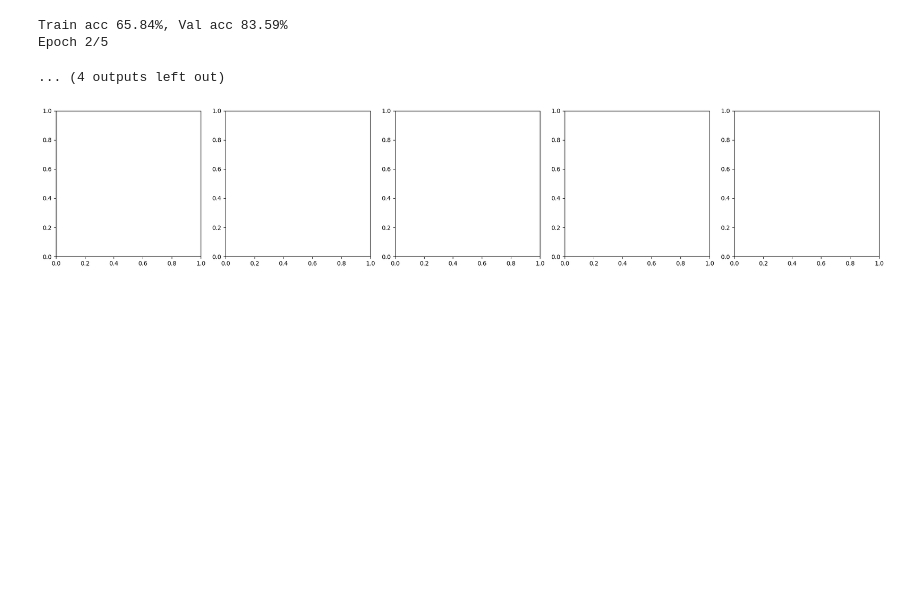
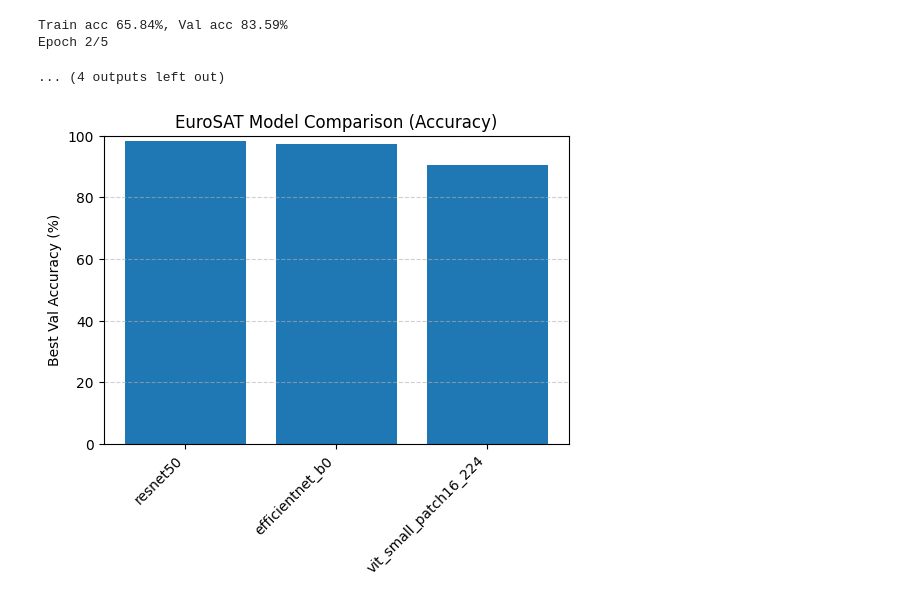
Before and after one commit to NirmalSagarTigga/combining-local-and-global-features-improving-model-performance-for-image-classification, a Jupyter notebook: classification models comparison.ipynb, the cells around one changed output. Drawn from its saved outputs; the diff is of its cells as text; code cells hidden in the pictures; blank space fills up the shorter version.

Commit message:
comaparison metrics

```diff
--- a/classification models comparison.ipynb
+++ b/classification models comparison.ipynb
@@ -174,32 +168,18 @@ Epoch 2/5
 # %%
 import pandas as pd
 import matplotlib.pyplot as plt
-import numpy as np
 
-# Load results (adjust path if needed)
 summary_path = "./outputs_eurosat/summary.csv"
 df = pd.read_csv(summary_path)
 
-# Ensure metric values are numeric
-for col in ["accuracy","precision","recall","f1","roc_auc"]:
-    if col in df.columns:
-        df[col] = pd.to_numeric(df[col], errors="coerce")
-
-# Plot each metric
-metrics = ["accuracy", "precision", "recall", "f1", "roc_auc"]
-
-fig, axes = plt.subplots(1, len(metrics), figsize=(20,4))
-x = np.arange(len(df["model"]))  # positions
-
-for i, metric in enumerate(metrics):
-    if metric in df.columns:
-        axes[i].bar(x, df[metric])
-        axes[i].set_title(metric.upper())
-        axes[i].set_xticks(x)
-        axes[i].set_xticklabels(df["model"], rotation=45, ha="right")
-        axes[i].set_ylim(0,1)  # metrics range 0–1
-
-plt.tight_layout()
+# Bar plot of best validation accuracy
+plt.figure(figsize=(6,4))
+plt.bar(df["model"], df["best_val_acc"])
+plt.title("EuroSAT Model Comparison (Accuracy)")
+plt.ylabel("Best Val Accuracy (%)")
+plt.xticks(rotation=45, ha="right")
+plt.ylim(0, 100)
+plt.grid(axis="y", linestyle="--", alpha=0.6)
 plt.show()
 # %% [output]
-[figure, old version]
+[figure, new version]
```
Also changed, not shown: parts of 1 cell of this notebook.
